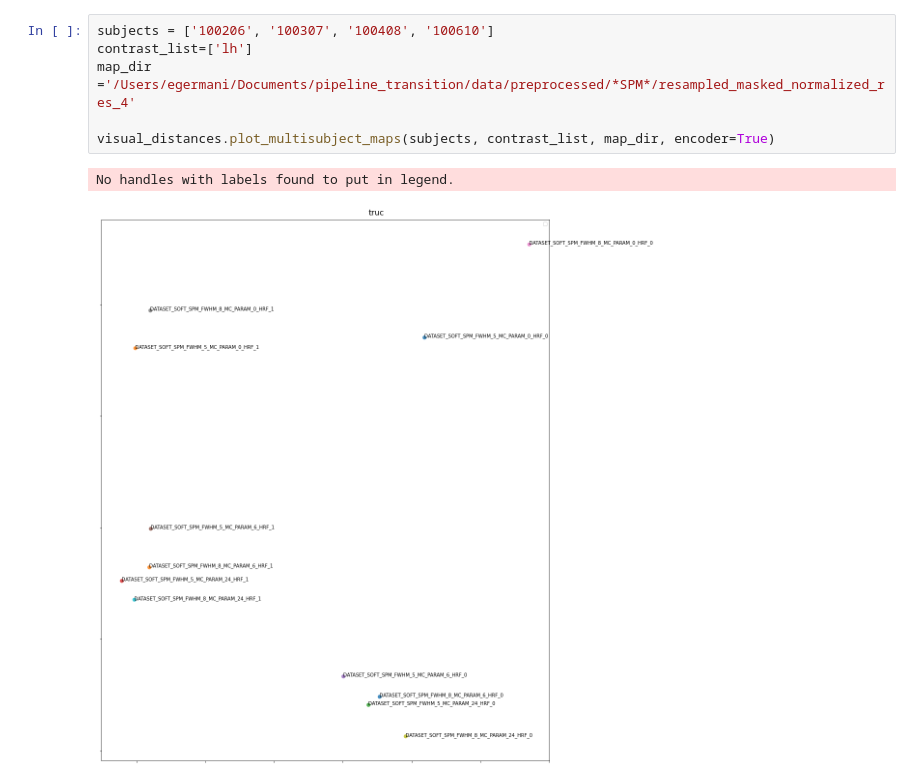
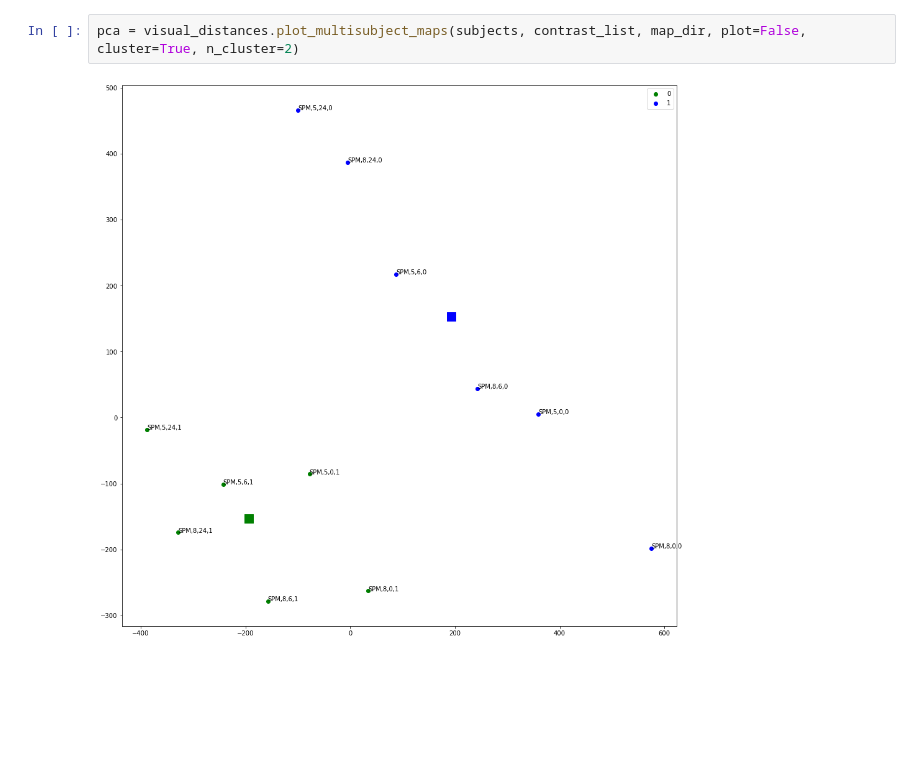
Before and after one commit to elodiegermani/hcp_multi_pipelines, a Jupyter notebook: results/pipeline_distances.ipynb, the cells around one changed output. Drawn from its saved outputs; the diff is of its cells as text; blank space fills up the shorter version.

```diff
--- a/results/pipeline_distances.ipynb
+++ b/results/pipeline_distances.ipynb
@@ -119,9 +201,4 @@ No handles with labels found to put in legend.
-# %%
-subjects = ['100206', '100307', '100408', '100610']
-contrast_list=['lh']
-map_dir ='/Users/egermani/Documents/pipeline_transition/data/preprocessed/*SPM*/resampled_masked_normalized_res_4'
-
-visual_distances.plot_multisubject_maps(subjects, contrast_list, map_dir, encoder=True)
-# %% [output]
-No handles with labels found to put in legend.
-[figure, removed]
+# %%
+pca = visual_distances.plot_multisubject_maps(subjects, contrast_list, map_dir, plot=False, cluster=True, n_cluster=2)
+# %% [output]
+[figure, added]
```
Also changed, not shown: parts of 6 cells of this notebook, 39 other files.
